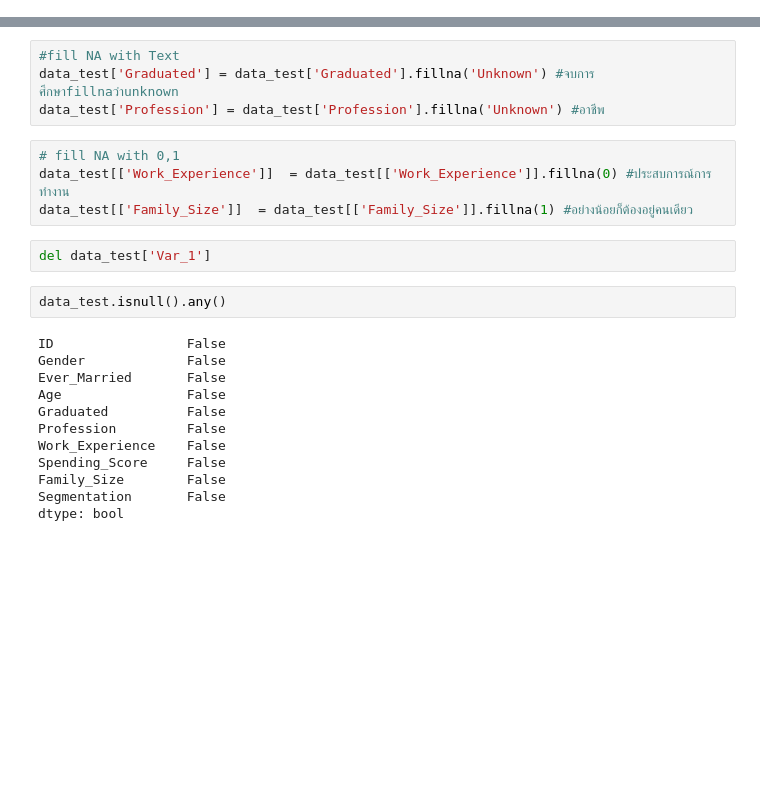
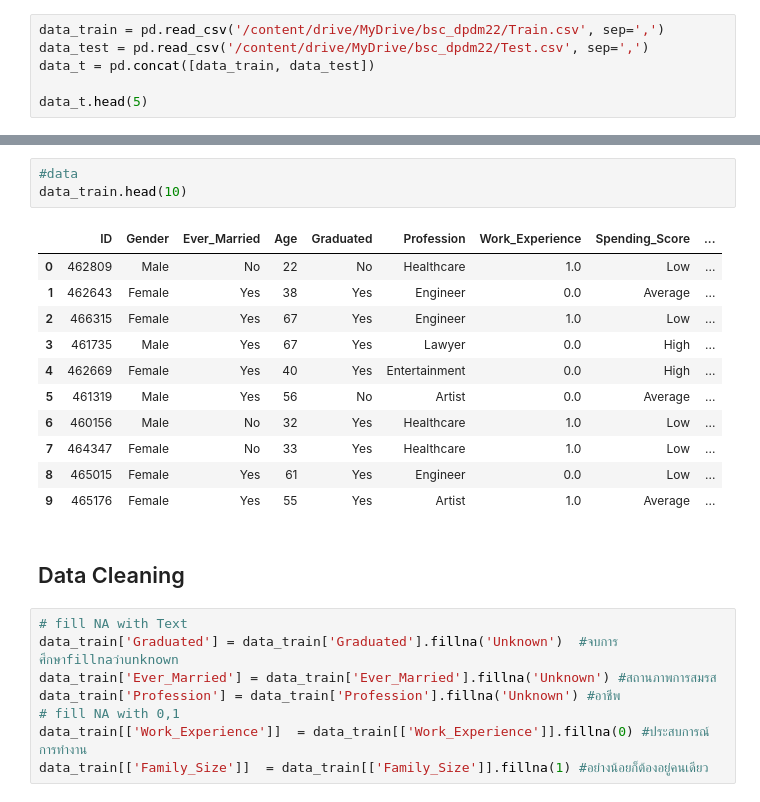
Before and after one commit to Supansapkb/bsc_dpdm22, a Jupyter notebook: project.ipynb, the cells around one changed output, grey strips where cells are left out. Saved outputs shown, nothing was run; the diff lists cells and outputs as text; blank space fills up the shorter version.

```diff
--- a/project.ipynb
+++ b/project.ipynb
@@ -77,0 +20,6 @@ data_test = data_test.dropna(subset=['Family_Size'])
+# %%
+data_train = pd.read_csv('/content/drive/MyDrive/bsc_dpdm22/Train.csv', sep=',')
+data_test = pd.read_csv('/content/drive/MyDrive/bsc_dpdm22/Test.csv', sep=',')
+data_t = pd.concat([data_train, data_test])
+
+data_t.head(5)
@@ -78,24 +223,25 @@ data_test = data_test.dropna(subset=['Family_Size'])
+# %%
+#data
+data_train.head(10)
+# %% [output]
+|  | ID | Gender | Ever_Married | Age | Graduated | Profession | Work_Experience | Spending_Score | ... |
+| 0 | 462809 | Male | No | 22 | No | Healthcare | 1.0 | Low | ... |
+| 1 | 462643 | Female | Yes | 38 | Yes | Engineer | 0.0 | Average | ... |
+| 2 | 466315 | Female | Yes | 67 | Yes | Engineer | 1.0 | Low | ... |
+| 3 | 461735 | Male | Yes | 67 | Yes | Lawyer | 0.0 | High | ... |
+| 4 | 462669 | Female | Yes | 40 | Yes | Entertainment | 0.0 | High | ... |
+| 5 | 461319 | Male | Yes | 56 | No | Artist | 0.0 | Average | ... |
+| 6 | 460156 | Male | No | 32 | Yes | Healthcare | 1.0 | Low | ... |
+| 7 | 464347 | Female | No | 33 | Yes | Healthcare | 1.0 | Low | ... |
+| 8 | 465015 | Female | Yes | 61 | Yes | Engineer | 0.0 | Low | ... |
+| 9 | 465176 | Female | Yes | 55 | Yes | Artist | 1.0 | Average | ... |
+# %% [markdown]
+## Data Cleaning
 # %%
-#fill NA with Text
-data_test['Graduated'] = data_test['Graduated'].fillna('Unknown') #จบการศึกษาfillnaว่าunknown
-data_test['Profession'] = data_test['Profession'].fillna('Unknown') #อาชีพ
+# fill NA with Text
+data_train['Graduated'] = data_train['Graduated'].fillna('Unknown')  #จบการศึกษาfillnaว่าunknown
+data_train['Ever_Married'] = data_train['Ever_Married'].fillna('Unknown') #สถานภาพการสมรส
+data_train['Profession'] = data_train['Profession'].fillna('Unknown') #อาชีพ
+# fill NA with 0,1
+data_train[['Work_Experience']]  = data_train[['Work_Experience']].fillna(0) #ประสบการณ์การทำงาน
+data_train[['Family_Size']]  = data_train[['Family_Size']].fillna(1) #อย่างน้อยก็ต้องอยู่คนเดียว
-# %%
-# fill NA with 0,1
-data_test[['Work_Experience']]  = data_test[['Work_Experience']].fillna(0) #ประสบการณ์การทำงาน
-data_test[['Family_Size']]  = data_test[['Family_Size']].fillna(1) #อย่างน้อยก็ต้องอยู่คนเดียว
-# %%
-del data_test['Var_1']
-# %%
-data_test.isnull().any()
-# %% [output]
-ID                 False
-Gender             False
-Ever_Married       False
-Age                False
-Graduated          False
-Profession         False
-Work_Experience    False
-Spending_Score     False
-Family_Size        False
-Segmentation       False
-dtype: bool
```
Also changed, not shown: parts of 60 cells of this notebook.
